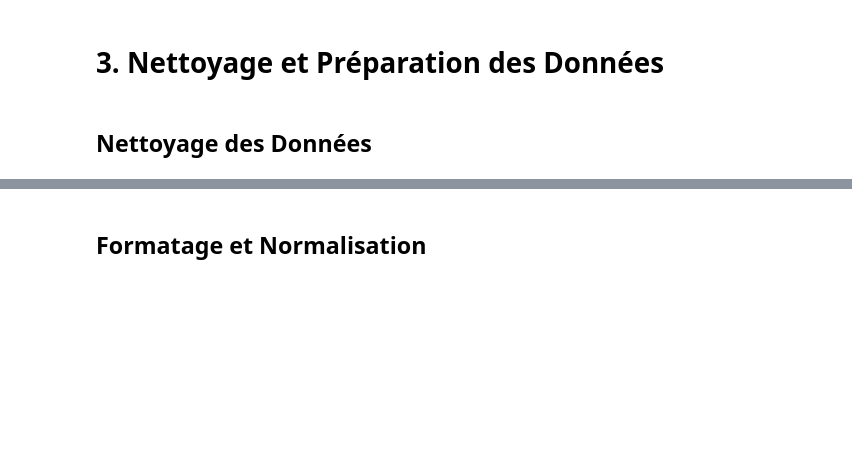
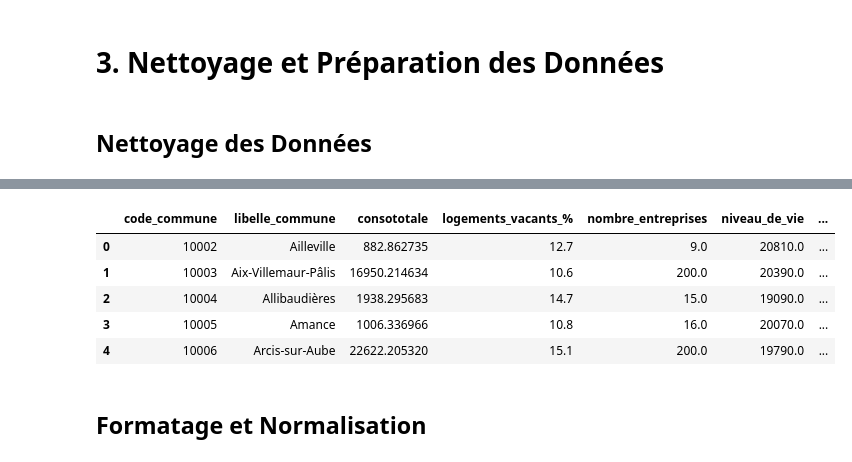
Before and after one commit to tgarnier067/Projet-Python-2023, a Jupyter notebook: Notebook_avec_modeles.ipynb, the cells around one changed output, grey strips where cells are left out. Cells and saved outputs as stored; diff of their text form; code cells hidden in the pictures; blank space fills up the shorter version.

```diff
--- a/Notebook_avec_modeles.ipynb
+++ b/Notebook_avec_modeles.ipynb
@@ -488,3 +541,24 @@ print(table_donnees.dtypes)
+# %%
+#le code ci-dessus semble ne pas fonctionner
+
+# Convertir 'logements_vacants_%' et 'nombre_entreprises' en float
+table_donnees['logements_vacants_%'] = table_donnees['logements_vacants_%'].astype(str).str.replace(',', '.').astype(float)
+table_donnees['nombre_entreprises'] = table_donnees['nombre_entreprises'].astype(str).str.replace(',', '.').astype(float)
+
+# Convertir 'niveau_de_vie' en float, gérer les valeurs non numériques
+table_donnees['niveau_de_vie'] = pd.to_numeric(table_donnees['niveau_de_vie'], errors='coerce')
+
+# Convertir 'population' en chaînes de caractères et extraire les parties numériques
+table_donnees['population'] = table_donnees['population'].astype(str).str.extract('(\d+)').astype(float)
+
+table_donnees.head(5)
+# %% [output]
+|  | code_commune | libelle_commune | consototale | logements_vacants_% | nombre_entreprises | niveau_de_vie | ... |
+| 0 | 10002 | Ailleville | 882.862735 | 12.7 | 9.0 | 20810.0 | ... |
+| 1 | 10003 | Aix-Villemaur-Pâlis | 16950.214634 | 10.6 | 200.0 | 20390.0 | ... |
+| 2 | 10004 | Allibaudières | 1938.295683 | 14.7 | 15.0 | 19090.0 | ... |
+| 3 | 10005 | Amance | 1006.336966 | 10.8 | 16.0 | 20070.0 | ... |
+| 4 | 10006 | Arcis-sur-Aube | 22622.205320 | 15.1 | 200.0 | 19790.0 | ... |
 # %% [markdown]
 ## Formatage et Normalisation
 # %% [markdown]
```
Also changed, not shown: parts of 10 cells of this notebook, 1 other file.
